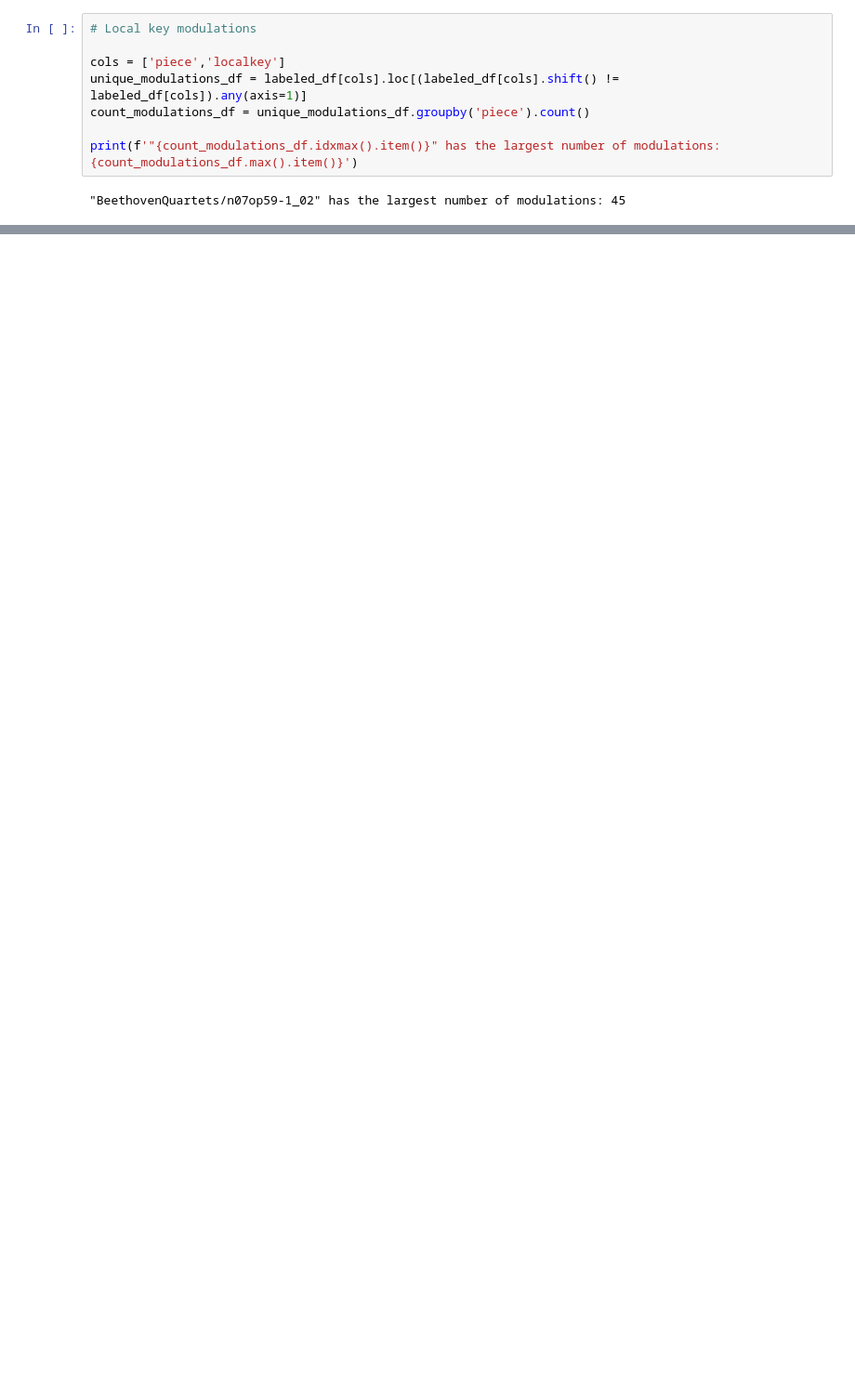
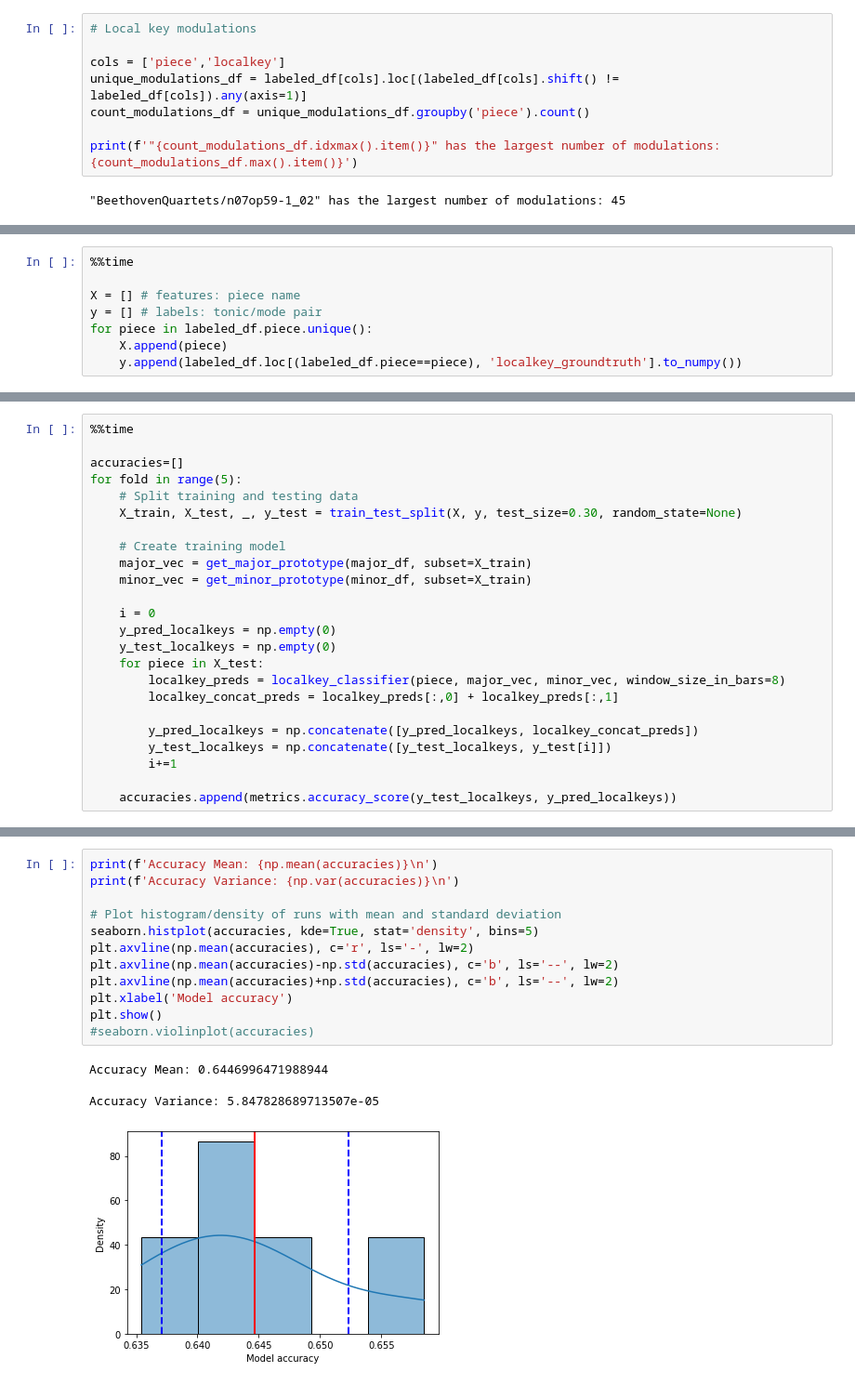
Before and after one commit to mikqs/digital-musicology, a Jupyter notebook: Group_6_A2/Group_6_A2.ipynb, the cells around one changed output, grey strips where cells are left out. Shown at 93% size. Saved outputs shown, nothing was run; the diff lists cells and outputs as text; blank space fills up the shorter version.

```diff
--- a/Group_6_A2/Group_6_A2.ipynb
+++ b/Group_6_A2/Group_6_A2.ipynb
@@ -286,0 +367,8 @@ print(f'"{count_modulations_df.idxmax().item()}" has the largest number of modul
+# %%
+%%time
+
+X = [] # features: piece name
+y = [] # labels: tonic/mode pair
+for piece in labeled_df.piece.unique():
+    X.append(piece)
+    y.append(labeled_df.loc[(labeled_df.piece==piece), 'localkey_groundtruth'].to_numpy())
@@ -286,0 +378,24 @@ print(f'"{count_modulations_df.idxmax().item()}" has the largest number of modul
+# %%
+%%time
+
+accuracies=[]
+for fold in range(5):
+    # Split training and testing data
+    X_train, X_test, _, y_test = train_test_split(X, y, test_size=0.30, random_state=None)
+
+    # Create training model
+    major_vec = get_major_prototype(major_df, subset=X_train)
+    minor_vec = get_minor_prototype(minor_df, subset=X_train)
+
+    i = 0
+    y_pred_localkeys = np.empty(0)
+    y_test_localkeys = np.empty(0)
+    for piece in X_test:
+        localkey_preds = localkey_classifier(piece, major_vec, minor_vec, window_size_in_bars=8)
+        localkey_concat_preds = localkey_preds[:,0] + localkey_preds[:,1]
+
+        y_pred_localkeys = np.concatenate([y_pred_localkeys, localkey_concat_preds])
+        y_test_localkeys = np.concatenate([y_test_localkeys, y_test[i]])
+        i+=1
+
+    accuracies.append(metrics.accuracy_score(y_test_localkeys, y_pred_localkeys))
@@ -286,0 +407,17 @@ print(f'"{count_modulations_df.idxmax().item()}" has the largest number of modul
+# %%
+print(f'Accuracy Mean: {np.mean(accuracies)}\n')
+print(f'Accuracy Variance: {np.var(accuracies)}\n')
+
+# Plot histogram/density of runs with mean and standard deviation
+seaborn.histplot(accuracies, kde=True, stat='density', bins=5)
+plt.axvline(np.mean(accuracies), c='r', ls='-', lw=2)
+plt.axvline(np.mean(accuracies)-np.std(accuracies), c='b', ls='--', lw=2)
+plt.axvline(np.mean(accuracies)+np.std(accuracies), c='b', ls='--', lw=2)
+plt.xlabel('Model accuracy')
+plt.show()
+#seaborn.violinplot(accuracies)
+# %% [output]
+Accuracy Mean: 0.6446996471988944
+
+Accuracy Variance: 5.847828689713507e-05
+[figure, added]
```
Also changed, not shown: parts of 25 cells of this notebook, 1 other file.
